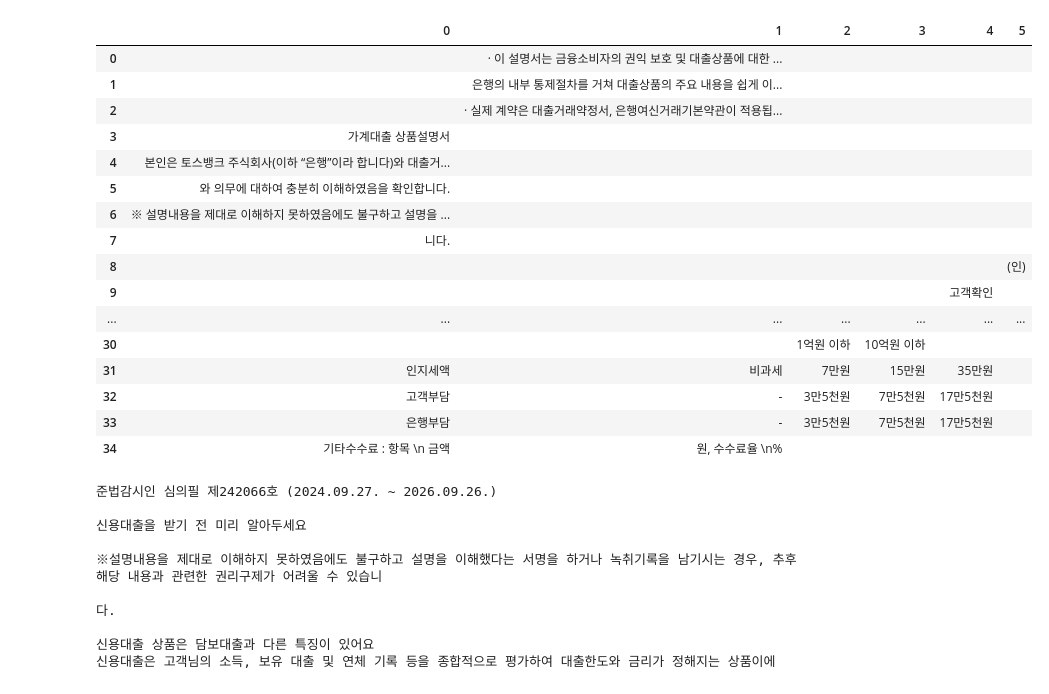
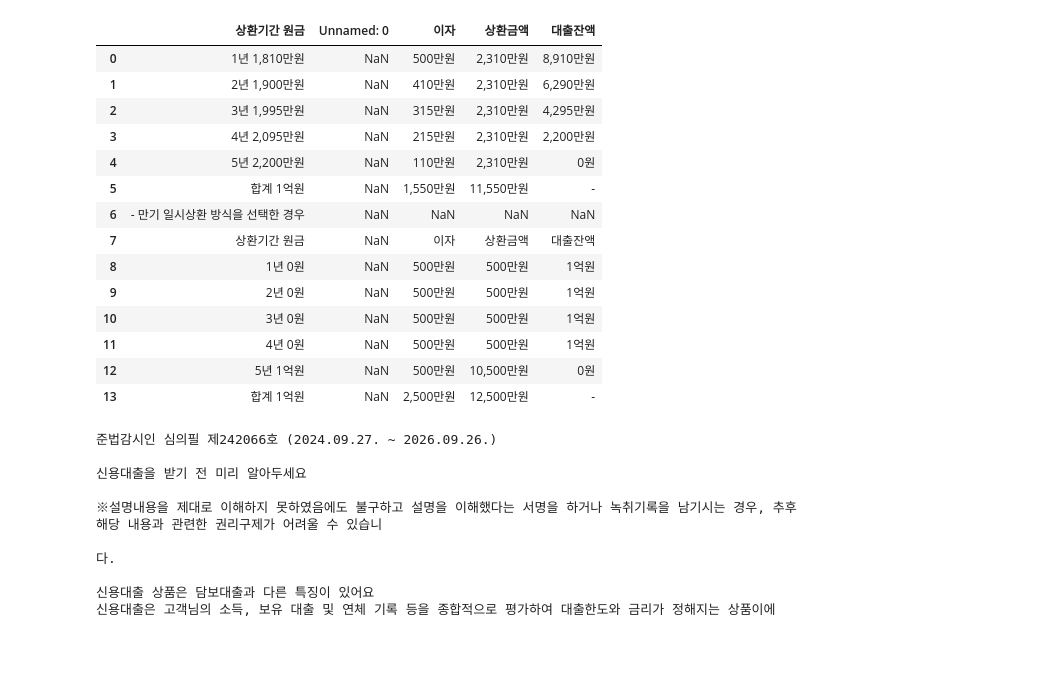
Before and after one commit to oeloanja/MLOps_DB, a Jupyter notebook: docloader_test.ipynb, the cells around one changed output. Saved outputs shown, nothing was run; the diff lists cells and outputs as text; code cells hidden in the pictures; blank space fills up the shorter version.

```diff
--- a/docloader_test.ipynb
+++ b/docloader_test.ipynb
@@ -15,5 +15,5 @@ pages
 # %%
-from DocLoader import extract_data
-tables = extract_data('C:/Users/user/Downloads/가계대출상품설명서.pdf')
-tables[0].df
+from DocLoader import extract_text
+tables = extract_text('C:/Users/user/Downloads/가계대출상품설명서.pdf')
+tables[0]
 # %% [output]
@@ -37,23 +26,21 @@ tables[0].df
 # %%
-tables[1].df
+tables[1]
 # %% [output]
-|  | 0 | 1 | 2 | 3 | 4 | 5 |
-| 0 |  | · 이 설명서는 금융소비자의 권익 보호 및 대출상품에 대한 ... |  |  |  |  |
-| 1 |  | 은행의 내부 통제절차를 거쳐 대출상품의 주요 내용을 쉽게 이... |  |  |  |  |
-| 2 |  | · 실제 계약은 대출거래약정서, 은행여신거래기본약관이 적용됩... |  |  |  |  |
-| 3 | 가계대출 상품설명서 |  |  |  |  |  |
-| 4 | 본인은 토스뱅크 주식회사(이하 “은행”이라 합니다)와 대출거... |  |  |  |  |  |
-| 5 | 와 의무에 대하여 충분히 이해하였음을 확인합니다. |  |  |  |  |  |
-| 6 | ※ 설명내용을 제대로 이해하지 못하였음에도 불구하고 설명을 ... |  |  |  |  |  |
-| 7 | 니다. |  |  |  |  |  |
-| 8 |  |  |  |  |  | (인) |
-| 9 |  |  |  |  | 고객확인 |  |
-| ... | ... | ... | ... | ... | ... | ... |
-| 30 |  |  | 1억원 이하 | 10억원 이하 |  |  |
-| 31 | 인지세액 | 비과세 | 7만원 | 15만원 | 35만원 |  |
-| 32 | 고객부담 | - | 3만5천원 | 7만5천원 | 17만5천원 |  |
-| 33 | 은행부담 | - | 3만5천원 | 7만5천원 | 17만5천원 |  |
-| 34 | 기타수수료 : 항목 \n 금액 | 원, 수수료율 \n% |  |  |  |  |
+|  | 상환기간 원금 | Unnamed: 0 | 이자 | 상환금액 | 대출잔액 |
+| 0 | 1년 1,810만원 | NaN | 500만원 | 2,310만원 | 8,910만원 |
+| 1 | 2년 1,900만원 | NaN | 410만원 | 2,310만원 | 6,290만원 |
+| 2 | 3년 1,995만원 | NaN | 315만원 | 2,310만원 | 4,295만원 |
+| 3 | 4년 2,095만원 | NaN | 215만원 | 2,310만원 | 2,200만원 |
+| 4 | 5년 2,200만원 | NaN | 110만원 | 2,310만원 | 0원 |
+| 5 | 합계 1억원 | NaN | 1,550만원 | 11,550만원 | - |
+| 6 | - 만기 일시상환 방식을 선택한 경우 | NaN | NaN | NaN | NaN |
+| 7 | 상환기간 원금 | NaN | 이자 | 상환금액 | 대출잔액 |
+| 8 | 1년 0원 | NaN | 500만원 | 500만원 | 1억원 |
+| 9 | 2년 0원 | NaN | 500만원 | 500만원 | 1억원 |
+| 10 | 3년 0원 | NaN | 500만원 | 500만원 | 1억원 |
+| 11 | 4년 0원 | NaN | 500만원 | 500만원 | 1억원 |
+| 12 | 5년 1억원 | NaN | 500만원 | 10,500만원 | 0원 |
+| 13 | 합계 1억원 | NaN | 2,500만원 | 12,500만원 | - |
 # %%
 from io import StringIO
 
```
Also changed, not shown: parts of 2 cells of this notebook, 7 other files.
